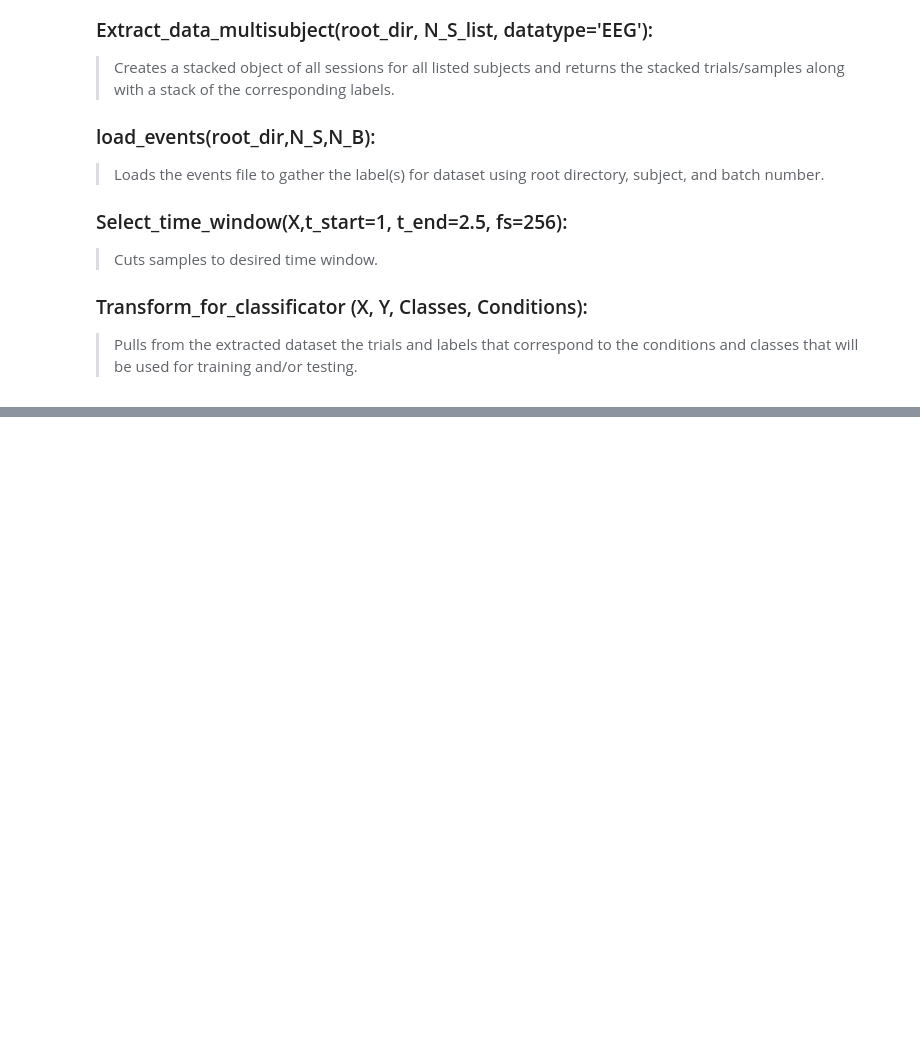
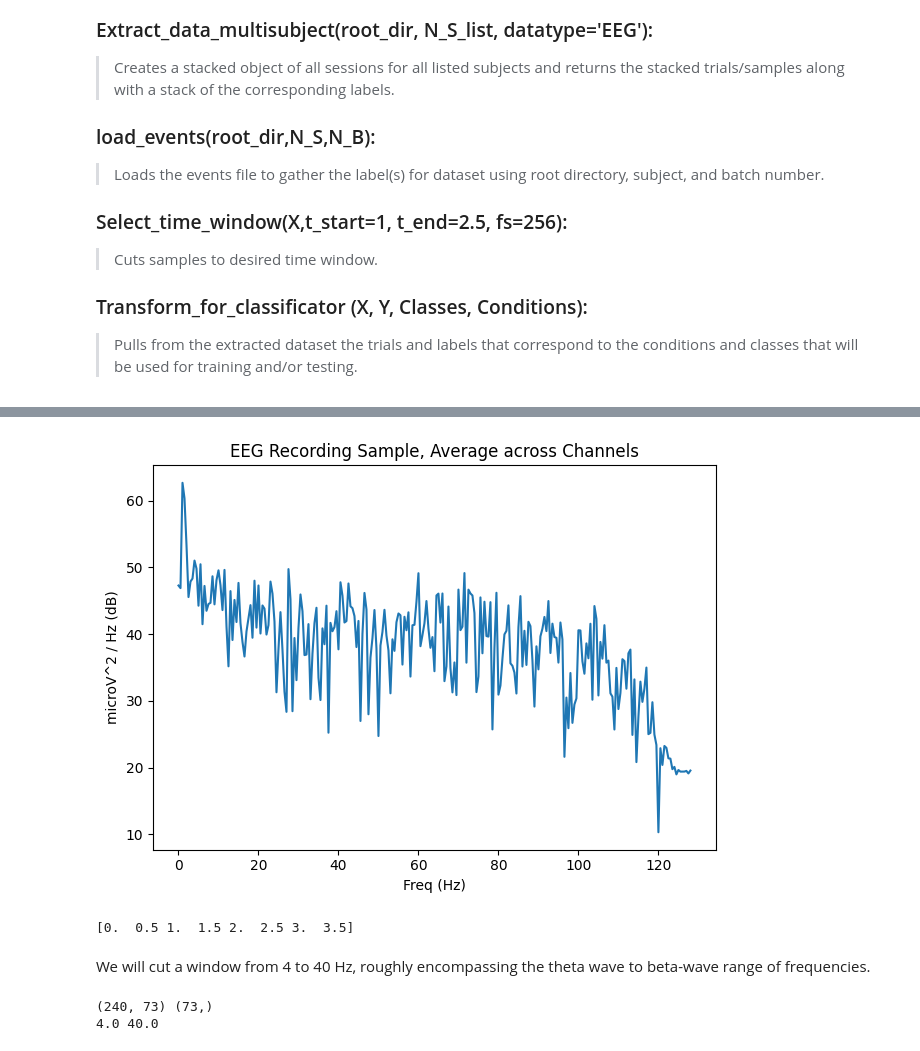
Before and after one commit to nelewerner/ml-project, a Jupyter notebook: inner-speech-drake.ipynb, the cells around one changed output, grey strips where cells are left out. Cells and saved outputs as stored; diff of their text form; code cells hidden in the pictures; blank space fills up the shorter version.

```diff
--- a/inner-speech-drake.ipynb
+++ b/inner-speech-drake.ipynb
@@ -313,0 +162,24 @@ plt.tight_layout()
+# %%
+plt.plot(samples_freq, np.abs(db_fft[0,:]))
+plt.xlabel('Freq (Hz)')
+plt.ylabel('microV^2 / Hz (dB)')
+plt.title('EEG Recording Sample, Average across Channels')
+plt.tight_layout()
+plt.show()
+# %% [output]
+[figure, added]
+# %%
+#numpy fft has taken every half-Hz frequency
+print(samples_freq[0:8])
+# %% [output]
+[0.  0.5 1.  1.5 2.  2.5 3.  3.5]
+# %% [markdown]
+We will cut a window from 4 to 40 Hz, roughly encompassing the theta wave to beta-wave range of frequencies.
+# %%
+data_fft = db_fft[:,8:81]
+data_freq = samples_freq[8:81]
+print(data_fft.shape, data_freq.shape)
+print(samples_freq[8],samples_freq[80])
+# %% [output]
+(240, 73) (73,)
+4.0 40.0
```
Also changed, not shown: parts of 47 cells of this notebook.
